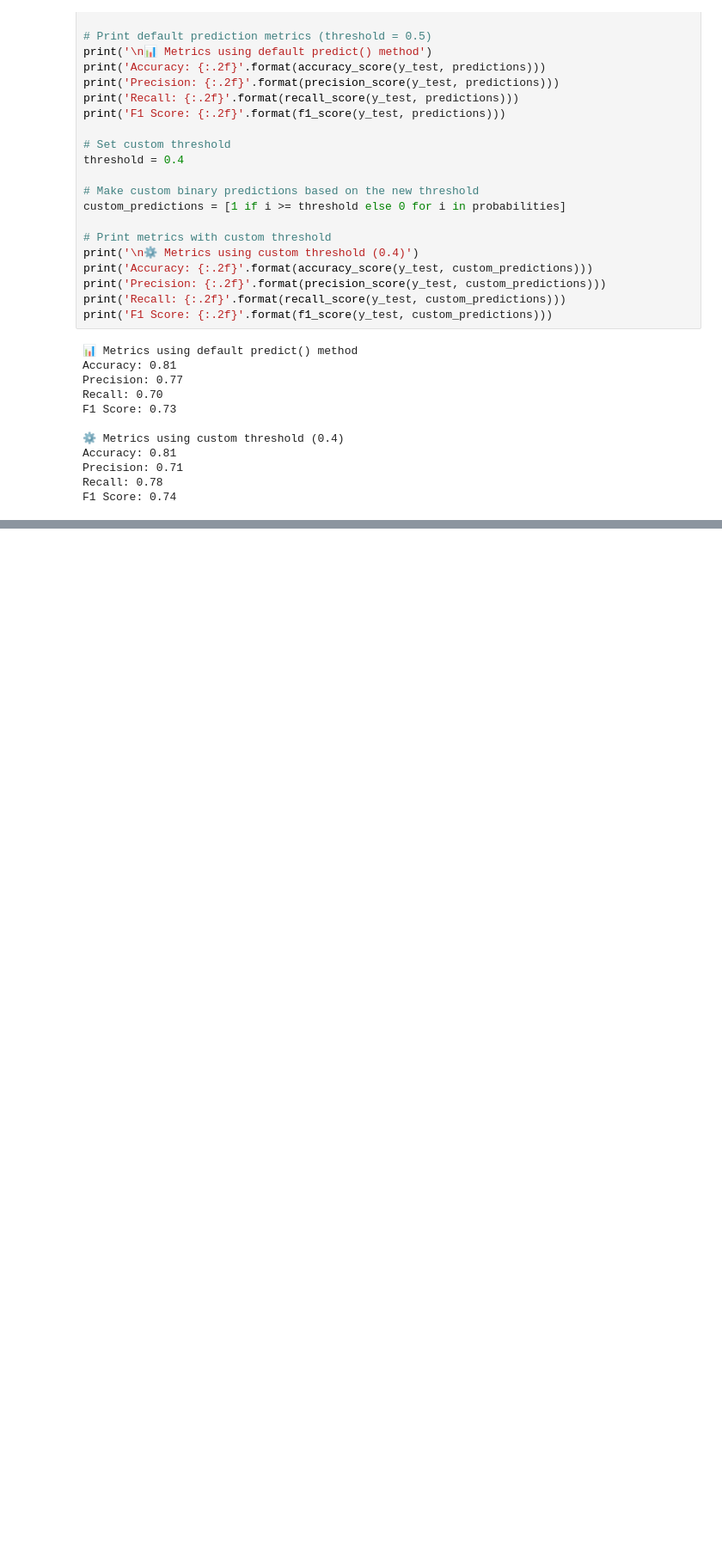
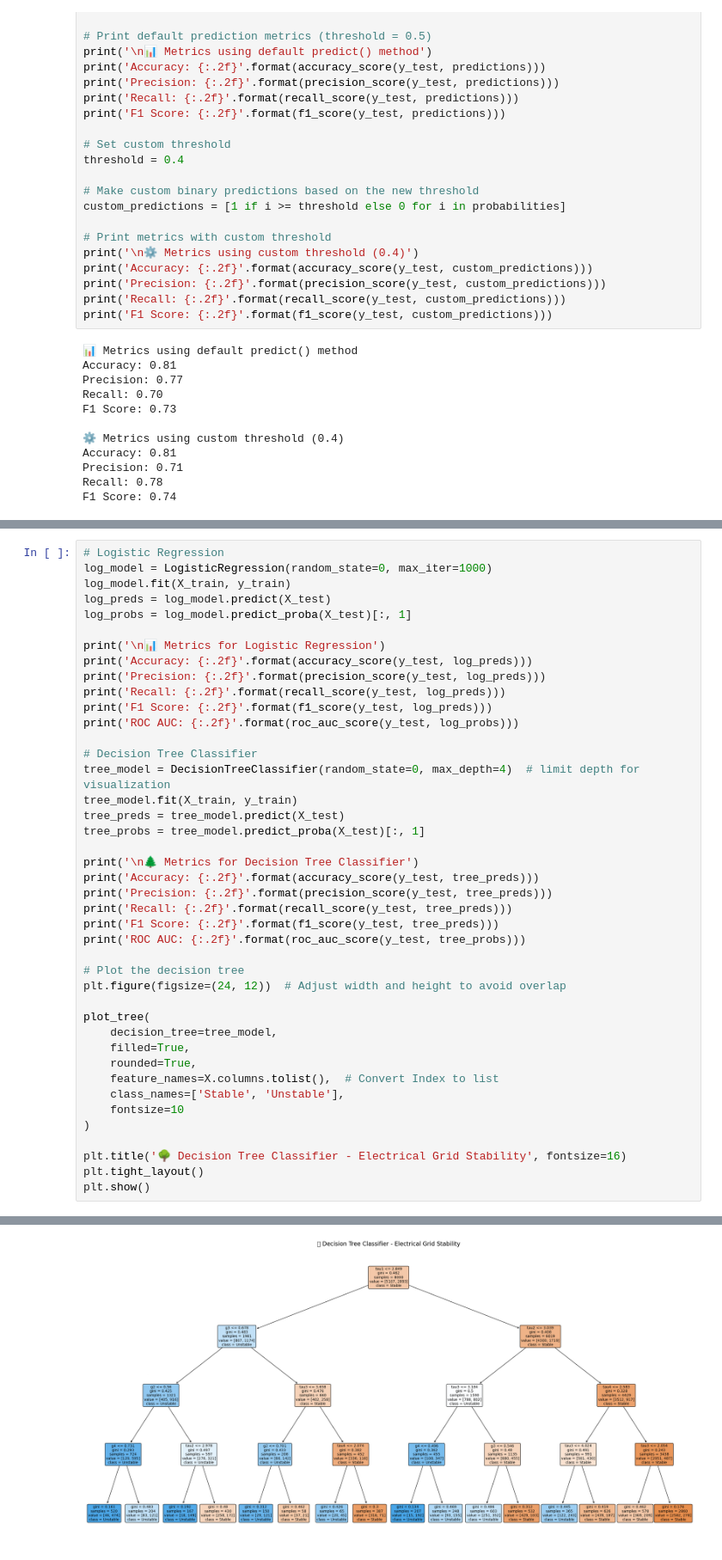
Before and after one commit to DanyHook/facebook-engagement-prediction, a Jupyter notebook: Predicting_Facebook_Post_Engagement_for_a_Cosmetics_Brand.ipynb, the cells around one changed output, grey strips where cells are left out. Shown: that part at 86% size. Saved outputs shown, nothing was run; the diff lists cells and outputs as text; blank space fills up the shorter version.

Commit message:
Update metrics

```diff
--- a/Predicting_Facebook_Post_Engagement_for_a_Cosmetics_Brand.ipynb
+++ b/Predicting_Facebook_Post_Engagement_for_a_Cosmetics_Brand.ipynb
@@ -715,0 +733,43 @@ We should continue experimenting with different thresholds depending on the busi
+# %%
+# Logistic Regression
+log_model = LogisticRegression(random_state=0, max_iter=1000)
+log_model.fit(X_train, y_train)
+log_preds = log_model.predict(X_test)
+log_probs = log_model.predict_proba(X_test)[:, 1]
+
+print('\n📊 Metrics for Logistic Regression')
+print('Accuracy: {:.2f}'.format(accuracy_score(y_test, log_preds)))
+print('Precision: {:.2f}'.format(precision_score(y_test, log_preds)))
+print('Recall: {:.2f}'.format(recall_score(y_test, log_preds)))
+print('F1 Score: {:.2f}'.format(f1_score(y_test, log_preds)))
+print('ROC AUC: {:.2f}'.format(roc_auc_score(y_test, log_probs)))
+
+# Decision Tree Classifier
+tree_model = DecisionTreeClassifier(random_state=0, max_depth=4)  # limit depth for visualization
+tree_model.fit(X_train, y_train)
+tree_preds = tree_model.predict(X_test)
+tree_probs = tree_model.predict_proba(X_test)[:, 1]
+
+print('\n🌲 Metrics for Decision Tree Classifier')
+print('Accuracy: {:.2f}'.format(accuracy_score(y_test, tree_preds)))
+print('Precision: {:.2f}'.format(precision_score(y_test, tree_preds)))
+print('Recall: {:.2f}'.format(recall_score(y_test, tree_preds)))
+print('F1 Score: {:.2f}'.format(f1_score(y_test, tree_preds)))
+print('ROC AUC: {:.2f}'.format(roc_auc_score(y_test, tree_probs)))
+
+# Plot the decision tree
+plt.figure(figsize=(24, 12))  # Adjust width and height to avoid overlap
+
+plot_tree(
+    decision_tree=tree_model,
+    filled=True,
+    rounded=True,
+    feature_names=X.columns.tolist(),  # Convert Index to list
+    class_names=['Stable', 'Unstable'],
+    fontsize=10
+)
+
+plt.title('🌳 Decision Tree Classifier - Electrical Grid Stability', fontsize=16)
+plt.tight_layout()
+plt.show()
+# %% [output]
@@ -715,0 +789 @@ We should continue experimenting with different thresholds depending on the busi
+[figure, added]
```
Also changed, not shown: parts of 9 cells of this notebook.
